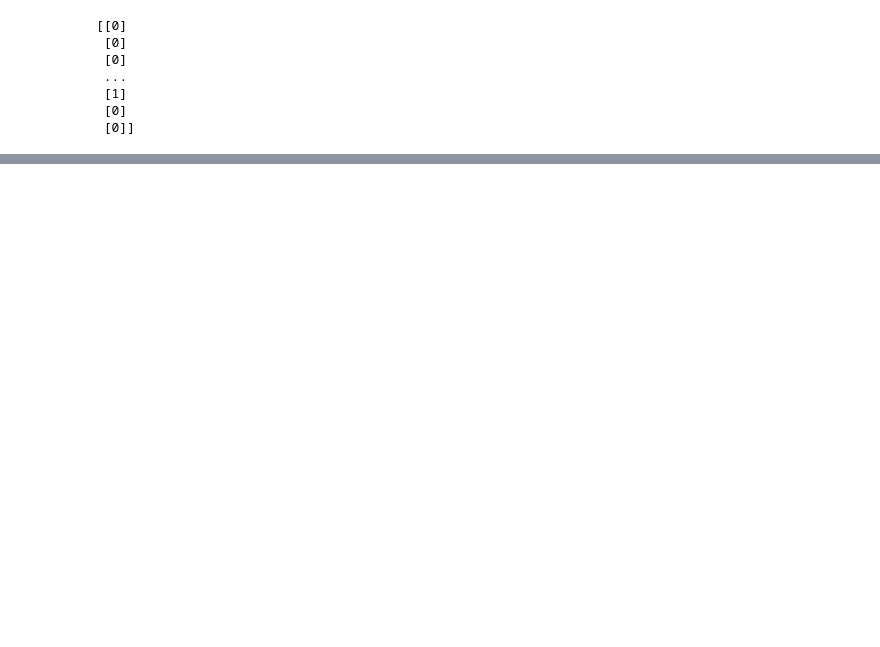
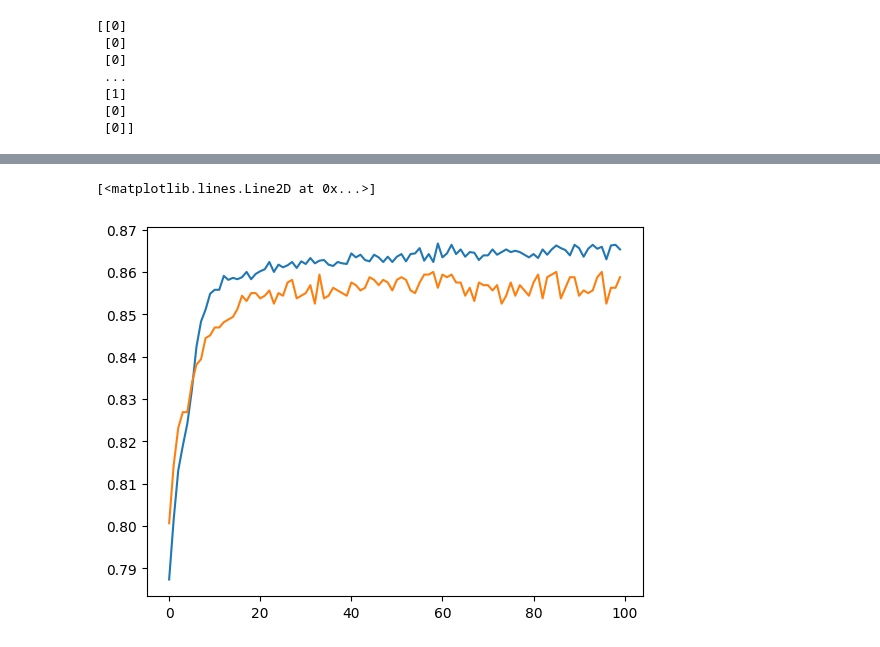
Before and after one commit to Code-With-Samuel/EDA, a Jupyter notebook: Customer_Churn_Prediction_with_ANN.ipynb, the cells around one changed output, grey strips where cells are left out. Saved outputs shown, nothing was run; the diff lists cells and outputs as text; code cells hidden in the pictures; blank space fills up the shorter version.

```diff
--- a/Customer_Churn_Prediction_with_ANN.ipynb
+++ b/Customer_Churn_Prediction_with_ANN.ipynb
@@ -344,0 +367,6 @@ print(y_pred)
+# %%
+plt.plot(history.history['accuracy'])
+plt.plot(history.history['val_accuracy'])
+# %% [output]
+[<matplotlib.lines.Line2D at 0x...>]
+[figure, added]
```
Also changed, not shown: parts of 11 cells of this notebook.
